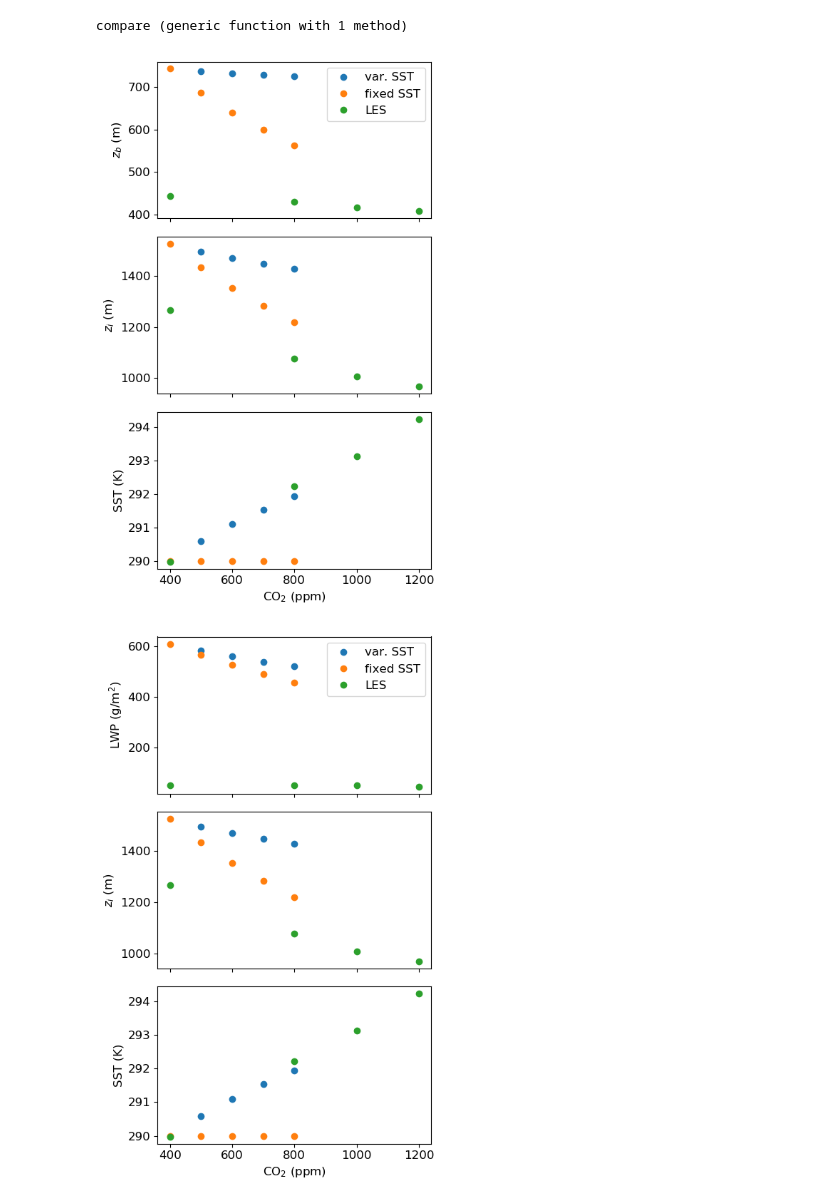
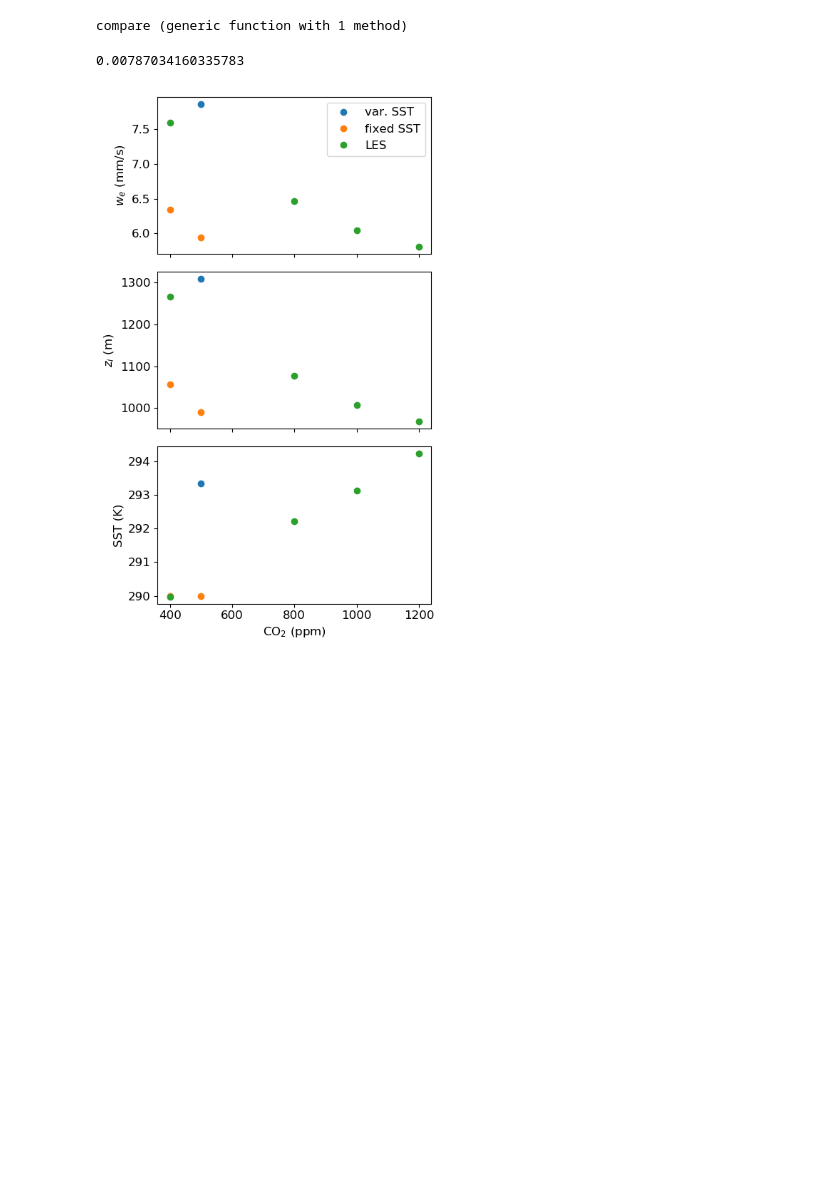
Before and after one commit to claresinger/MixedLayerModel.jl, a Jupyter notebook: plotting/co2_compare.ipynb, the cells around one changed output. Saved outputs shown, nothing was run; the diff lists cells and outputs as text; code cells hidden in the pictures; blank space fills up the shorter version.

Commit message:
fixing some plotting bugs and trying to understand enBal entrainment

```diff
--- a/plotting/co2_compare.ipynb
+++ b/plotting/co2_compare.ipynb
@@ -18,7 +18,7 @@ function compare(var, out400, out, out_fixSST)
 
     zb = calc_LCL(zi, hM, qM);
     lwp = calc_LWP(zi, hM, qM) * 1e3;
-    e = we(u, p, p.etype) * 1e3;
+    e = out400["we"] * 1e3;
 
     if var == "zb"
         x = zb
@@ -35,13 +35,13 @@ function compare(var, out400, out, out_fixSST)
     p1,p2,p3 = 0,0,0;
 
     for (i,o) in enumerate(out)
-        u = o["uf"];
+        u = out[i]["uf"];
         co2i = co2_vals[i];
         zi, hM, qM, SST = u;
 
         zb = calc_LCL(zi, hM, qM);
         lwp = calc_LWP(zi, hM, qM) * 1e3;
-        e = we(u, p, p.etype) * 1e3;
+        e = out[i]["we"] * 1e3;
 
         if var == "zb"
             x = zb
@@ -61,7 +61,7 @@ function compare(var, out400, out, out_fixSST)
 
         zb = calc_LCL(zi, hM, qM);
         lwp = calc_LWP(zi, hM, qM) * 1e3;
-        e = we(u, p, p.etype) * 1e3;
+        e = out_fixSST[i]["we"] * 1e3;
 
         if var == "zb"
             x = zb
@@ -109,33 +109,37 @@ function compare(var, out400, out, out_fixSST)
     tight_layout();
     ax1.legend([p1,p2,p3],["var. SST","fixed SST","LES"], fontsize=12);
 
-    if var == "zb"
-        savefig("./figures/zb_zi_sst_co2.png",dpi=400);
-    elseif var == "lwp"
-        savefig("./figures/lwp_zi_sst_co2.png",dpi=400);
-    elseif var == "we"
-        savefig("./figures/we_zi_sst_co2.png",dpi=400)
-    end
+#     if var == "zb"
+#         savefig("./figures/zb_zi_sst_co2.png",dpi=400);
+#     elseif var == "lwp"
+#         savefig("./figures/lwp_zi_sst_co2.png",dpi=400);
+#     elseif var == "we"
+#         savefig("./figures/we_zi_sst_co2.png",dpi=400)
+#     end
     show();
 end
 # %% [output]
 compare (generic function with 1 method)
 # %%
+#path = "../experiments/output/new_CO2_forcing_bflux/";
 path = "../experiments/output/";
 out400 = load(path*"co2_400.jld2");
 
-co2_vals = [500,600,700,800];
+co2_vals = [500];
 exps = path*"co2_upstep_".*string.(co2_vals).*".jld2";
 exps_fixSST = path*"co2_upstep_fixSST_".*string.(co2_vals).*".jld2";
 
 out = load.(exps);
 out_fixSST = load.(exps_fixSST);
 
-p = basic_params();
+for o in out
+    println(o["we"])
+end
+# %% [output]
+0.00787034160335783
 # %%
-compare("zb", out400, out, out_fixSST)
-compare("lwp", out400, out, out_fixSST)
+# compare("zb", out400, out, out_fixSST)
+# compare("lwp", out400, out, out_fixSST)
 compare("we", out400, out, out_fixSST)
 # %% [output]
-[figure, old version]
+[figure, new version]
-[figure, removed]
```
Also changed, not shown: parts of 1 cell of this notebook, 5 other files.
